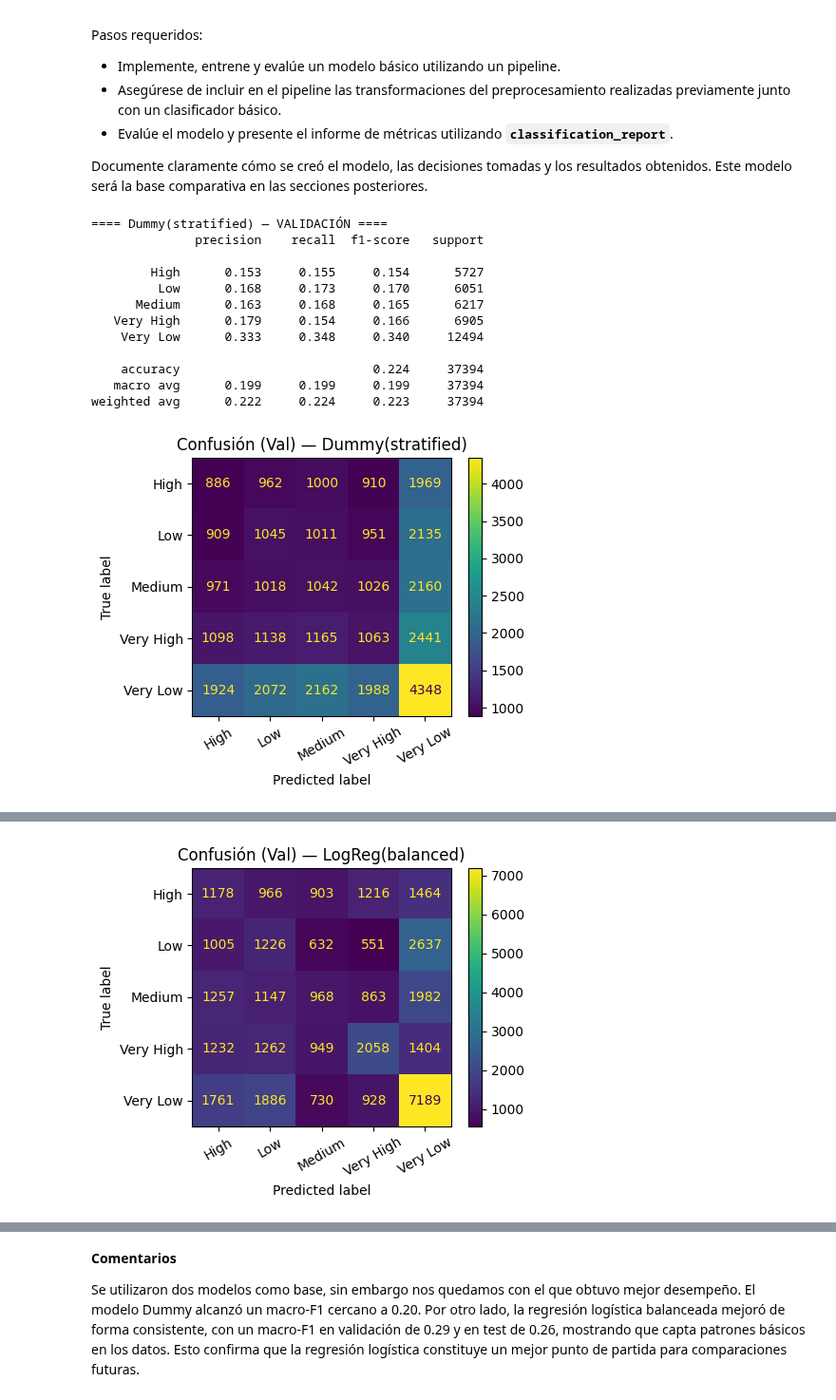
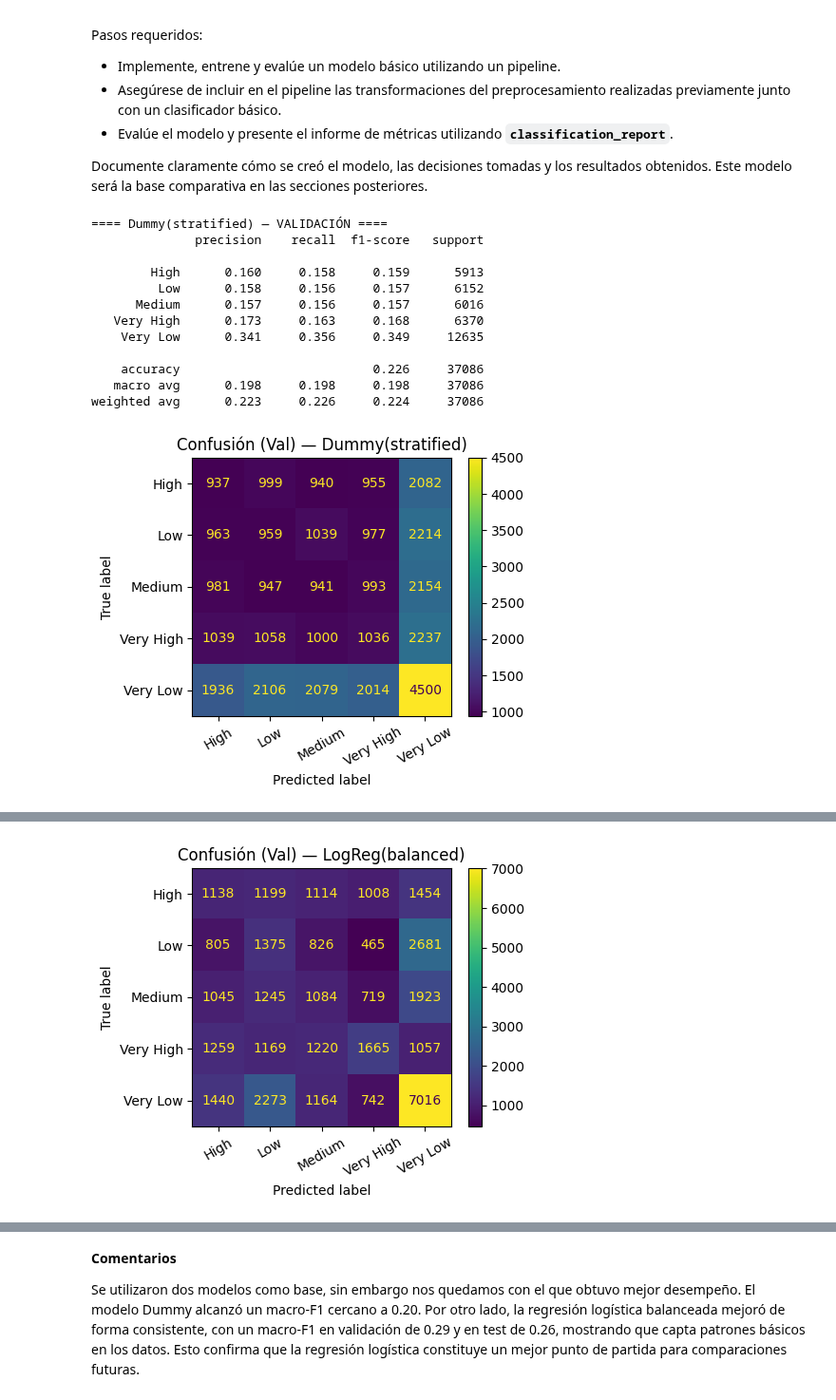
Before and after one commit to jesuvalenzuela/NanSquad, a Jupyter notebook: Proyecto/entrega1/enunciado_entrega1.ipynb, the cells around one changed output, grey strips where cells are left out. Shown at 95% size. Saved outputs shown, nothing was run; the diff lists cells and outputs as text; code cells hidden in the pictures.

```diff
--- a/Proyecto/entrega1/enunciado_entrega1.ipynb
+++ b/Proyecto/entrega1/enunciado_entrega1.ipynb
@@ -491,20 +603,20 @@ Para evaluar correctamente el modelo y garantizar su capacidad de generalizació
 # Desarrolle aquí su código
 from sklearn.model_selection import train_test_split
 
-# Antes de hacer el split eliminaremos de antemano columnas que, según lo visto en el EDA, no servirán
-# En particular, se eliminará region_id', 'zone_id', 'num_visit_per_week', 'category' que tienen el mismo valo para todas las observaciones
-df_filtered = df.drop(columns = ['region_id', 'zone_id', 'num_visit_per_week', 'category'])
+# Para conservar el orden temporal, ordenamos el dataset y luego separamos usando 'shuffle = False'
+df_sorted = weekly_data.sort_values(by = ['week'])
 
-# Para conservar el orden temporal, ordenamos el dataset y luego separamos usando 'shuffle = False'
-df_sorted = df_filtered.sort_values(by = ['purchase_date'])
+# Determinar variables predictoras y objetivo
+X = df_sorted.drop(columns=['weekly_items', 'priority'])
+y = df_sorted['priority']
 
 # Primero, separamos el conjunto de test, tomando el 10% final de los datos totales
-df_train_val, df_test = train_test_split(
-    df_sorted, test_size=0.1, shuffle=False, random_state=42)
+X_train_val, X_test, y_train_val, y_test = train_test_split(
+    X, y, test_size=0.1, shuffle=False, random_state=42)
 
 # Luego, separamos los datos restantes en conjuntos de entrenamiento (80%) y validación (20%)
-df_train, df_val = train_test_split(
-    df_train_val, test_size=0.2, shuffle=False, random_state=42)
+X_train, X_val, y_train, y_val = train_test_split(
+    X_train_val, y_train_val, test_size=0.2, shuffle=False, random_state=42)
 # %%
 import matplotlib.pyplot as plt
 
@@ -994,32 +898,13 @@ Pasos requeridos:
 Documente claramente cómo se creó el modelo, las decisiones tomadas y los resultados obtenidos. Este modelo será la base comparativa en las secciones posteriores.
 # %%
 # Desarrolle aquí su código
-
 from sklearn.dummy import DummyClassifier
 from sklearn.linear_model import LogisticRegression
 from sklearn.metrics import classification_report, ConfusionMatrixDisplay
 from sklearn.pipeline import Pipeline
 import matplotlib.pyplot as plt
 
-# 1) Aplicar el pipeline para obtener features + target
-pipeline.set_output(transform="pandas")
-
-pipeline.fit(df_train)                # aprende límites IQR, cuantiles por cliente, OHE, etc.
-df_train_clean = pipeline.transform(df_train)
-df_val_clean   = pipeline.transform(df_val)
-df_test_clean  = pipeline.transform(df_test)
-
-# Separar X / y|
-X_train = df_train_clean.drop(columns=['weekly_items', 'priority'])
-y_train = df_train_clean['priority']
-
-X_val = df_val_clean.drop(columns=['weekly_items', 'priority'])
-y_val = df_val_clean['priority']
-
-X_test = df_test_clean.drop(columns=['weekly_items', 'priority'])
-y_test = df_test_clean['priority']
-
-# 2) Definir baselines
+# 1) Definir baselines
 baselines = {
     "Dummy(stratified)": DummyClassifier(strategy="stratified", random_state=42),
     "LogReg(balanced)": LogisticRegression(
@@ -1027,55 +912,55 @@ baselines = {
     ),
 }
 
-# 3) Entrenar y evaluar en VALIDACIÓN
+# 2) Entrenar y evaluar en VALIDACIÓN
 val_reports = {}
 for name, clf in baselines.items():
     # (Opcional) un mini pipeline por prolijidad
     model = Pipeline([('clf', clf)])
-    model.fit(X_train, y_train)
-    y_pred_val = model.predict(X_val)
+    model.fit(X_train_clean, y_train)
+    y_pred_val = model.predict(X_val_clean)
 
     print(f"\n==== {name} — VALIDACIÓN ====")
     print(classification_report(y_val, y_pred_val, digits=3))
     val_reports[name] = (model, y_pred_val)
 
     # Matriz de confusión
     fig, ax = plt.subplots(figsize=(5,4))
     ConfusionMatrixDisplay.from_predictions(y_val, y_pred_val, ax=ax, xticks_rotation=30)
     ax.set_title(f"Confusión (Val) — {name}")
     plt.tight_layout()
     plt.show()
 
-# 4) Elegir el mejor baseline por macro-F1 en validación
+# 3) Elegir el mejor baseline por macro-F1 en validación
 from sklearn.metrics import f1_score
 best_name = max(val_reports, key=lambda k: f1_score(y_val, val_reports[k][1], average="macro"))
 best_model = val_reports[best_name][0]
 print(f"\n>>> Mejor baseline según macro-F1 (validación): {best_name}")
 
-# 5) Evaluación FINAL en TEST con el mejor baseline
-y_pred_test = best_model.predict(X_test)
+# 4) Evaluación FINAL en TEST con el mejor baseline
+y_pred_test = best_model.predict(X_test_clean)
 print(f"\n=== {best_name} — TEST ====")
 print(classification_report(y_test, y_pred_test, digits=3))
 
 fig, ax = plt.subplots(figsize=(5,4))
 ConfusionMatrixDisplay.from_predictions(y_test, y_pred_test, ax=ax, xticks_rotation=30)
 ax.set_title(f"Confusión (Test) — {best_name}")
 plt.tight_layout()
 plt.show()
 # %% [output]
 ==== Dummy(stratified) — VALIDACIÓN ====
               precision    recall  f1-score   support
 
-        High      0.153     0.155     0.154      5727
-         Low      0.168     0.173     0.170      6051
-      Medium      0.163     0.168     0.165      6217
-   Very High      0.179     0.154     0.166      6905
-    Very Low      0.333     0.348     0.340     12494
+        High      0.160     0.158     0.159      5913
+         Low      0.158     0.156     0.157      6152
+      Medium      0.157     0.156     0.157      6016
+   Very High      0.173     0.163     0.168      6370
+    Very Low      0.341     0.356     0.349     12635
 
-    accuracy                          0.224     37394
-   macro avg      0.199     0.199     0.199     37394
-weighted avg      0.222     0.224     0.223     37394
+    accuracy                          0.226     37086
+   macro avg      0.198     0.198     0.198     37086
+weighted avg      0.223     0.226     0.224     37086
-[figure, old version]
+[figure, new version]
 ==== LogReg(balanced) — VALIDACIÓN ====
               precision    recall  f1-score   support
 
@@ -1091,4 +976,4 @@ weighted avg      0.328     0.337     0.330     37394
-[figure, old version]
+[figure, new version]
 >>> Mejor baseline según macro-F1 (validación): LogReg(balanced)
 
 === LogReg(balanced) — TEST ====
```
Also changed, not shown: parts of 20 cells of this notebook, 3 other files.
